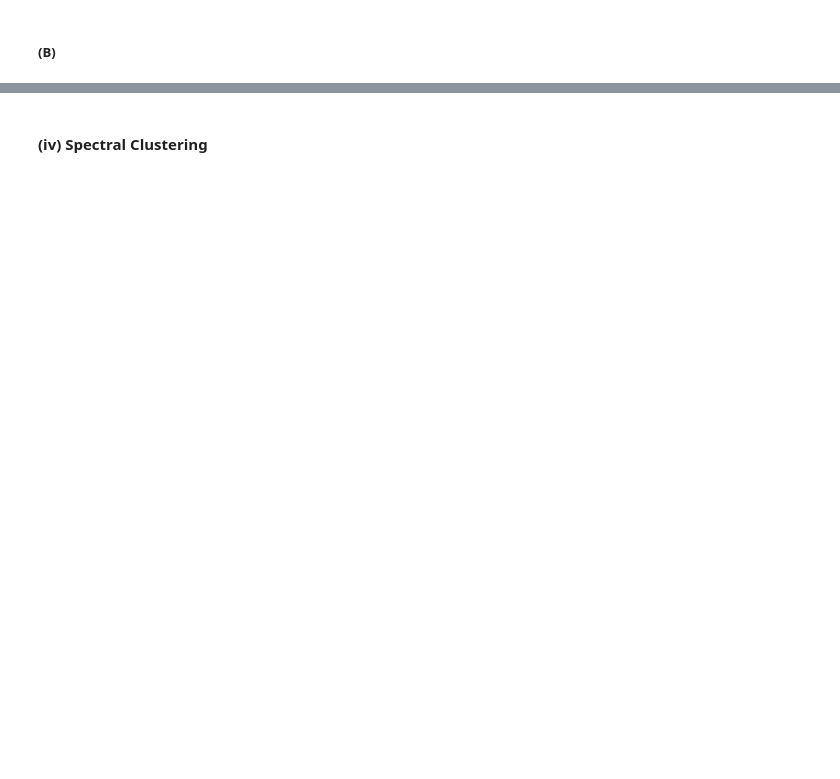
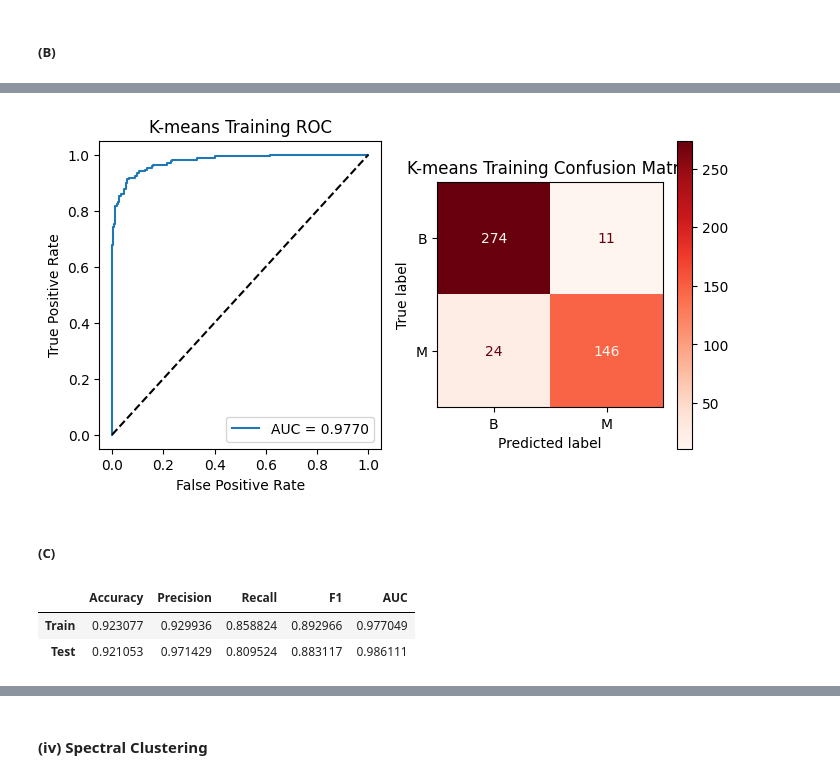
Before and after one commit to cxieusc/DSCI_552_HW8, a Jupyter notebook: notebook/Xie_Chong_HW8.ipynb, the cells around one changed output, grey strips where cells are left out. Saved outputs shown, nothing was run; the diff lists cells and outputs as text; code cells hidden in the pictures; blank space fills up the shorter version.

```diff
--- a/notebook/Xie_Chong_HW8.ipynb
+++ b/notebook/Xie_Chong_HW8.ipynb
@@ -87,3 +395,17 @@ Best CV accuracy: 0.9692307692307691
 #### (iii) Unsupervised Learning
 # %% [markdown]
 ##### (A)
+# %%
+kmeans_scaler = MinMaxScaler()
+X_train_scaled = kmeans_scaler.fit_transform(X_train)
+
+kmeans = KMeans(
+    n_clusters=2,
+    n_init=30,
+    random_state=42
+)
+
+train_clusters = kmeans.fit_predict(X_train_scaled)
+
+print('Inertia:', kmeans.inertia_)
+print('Cluster sizes:', np.bincount(train_clusters))
@@ -91,0 +465,33 @@ Best CV accuracy: 0.9692307692307691
+# %%
+fig, axes = plt.subplots(1, 2, figsize=(8, 4))
+
+fpr, tpr, _ = roc_curve(
+    y_train, train_scores, pos_label='M'
+)
+
+axes[0].plot(
+    fpr, tpr,
+    label=f"AUC = {kmeans_train_results['AUC']:.4f}"
+)
+axes[0].plot([0, 1], [0, 1], 'k--')
+axes[0].set(
+    xlabel='False Positive Rate',
+    ylabel='True Positive Rate',
+    title='K-means Training ROC'
+)
+axes[0].legend()
+
+ConfusionMatrixDisplay.from_predictions(
+    y_train,
+    train_predictions,
+    labels=['B', 'M'],
+    cmap='Reds',
+    ax=axes[1]
+)
+axes[1].set_title('K-means Training Confusion Matrix')
+
+plt.show()
+# %% [output]
+[figure, added]
+# %% [markdown]
+##### (C)
@@ -91,0 +513,22 @@ Best CV accuracy: 0.9692307692307691
+# %%
+X_test_scaled = kmeans_scaler.transform(X_test)
+
+test_clusters = kmeans.predict(X_test_scaled)
+test_predictions = cluster_labels[test_clusters]
+
+test_distances = kmeans.transform(X_test_scaled)
+test_weights = softmax(-test_distances)
+test_scores = test_weights[:, cluster_labels == 'M'].sum(axis=1)
+
+kmeans_test_results = kmeans_metrics(
+    y_test, test_predictions, test_scores
+)
+
+display(pd.DataFrame(
+    [kmeans_train_results, kmeans_test_results],
+    index=['Train', 'Test']
+))
+# %% [output]
+|  | Accuracy | Precision | Recall | F1 | AUC |
+| Train | 0.923077 | 0.929936 | 0.858824 | 0.892966 | 0.977049 |
+| Test | 0.921053 | 0.971429 | 0.809524 | 0.883117 | 0.986111 |
```
Also changed, not shown: parts of 20 cells of this notebook.
